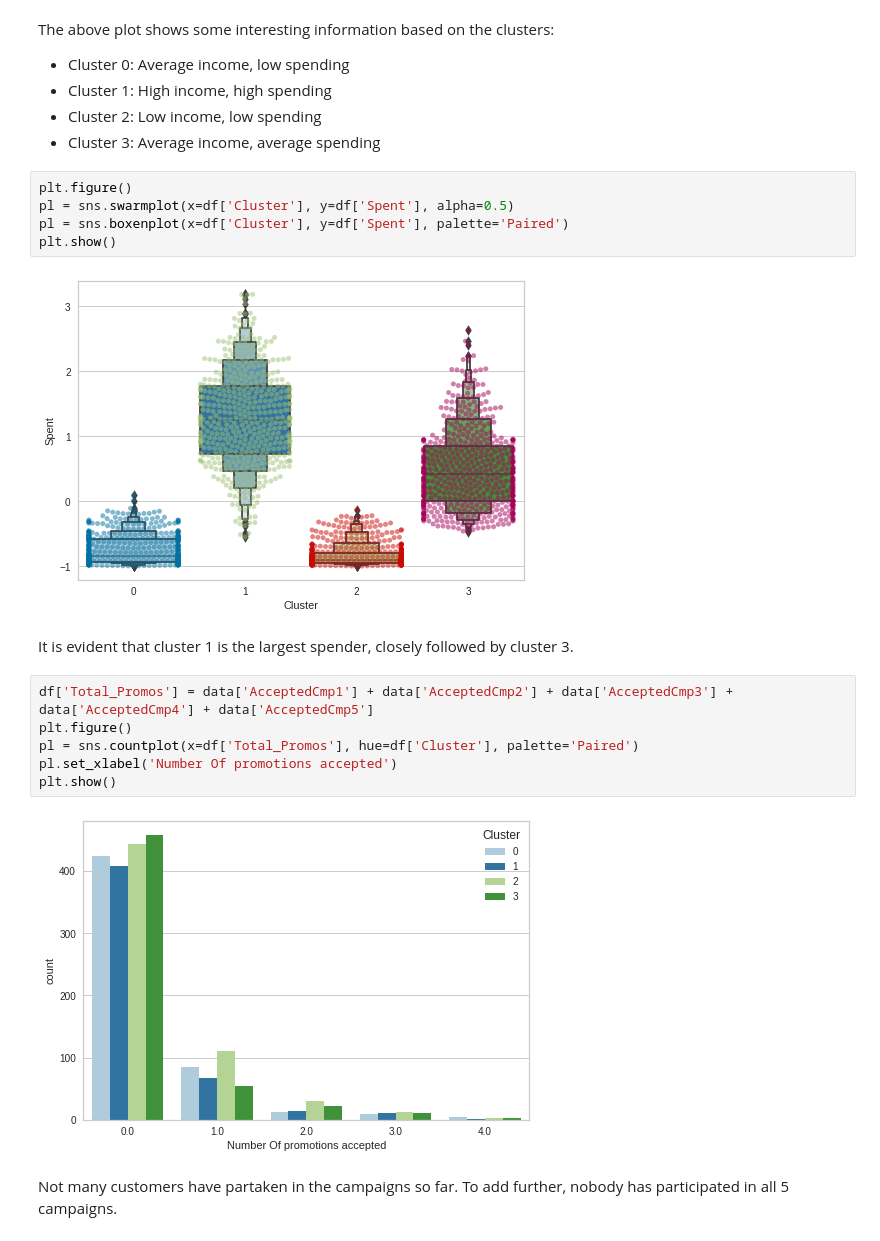
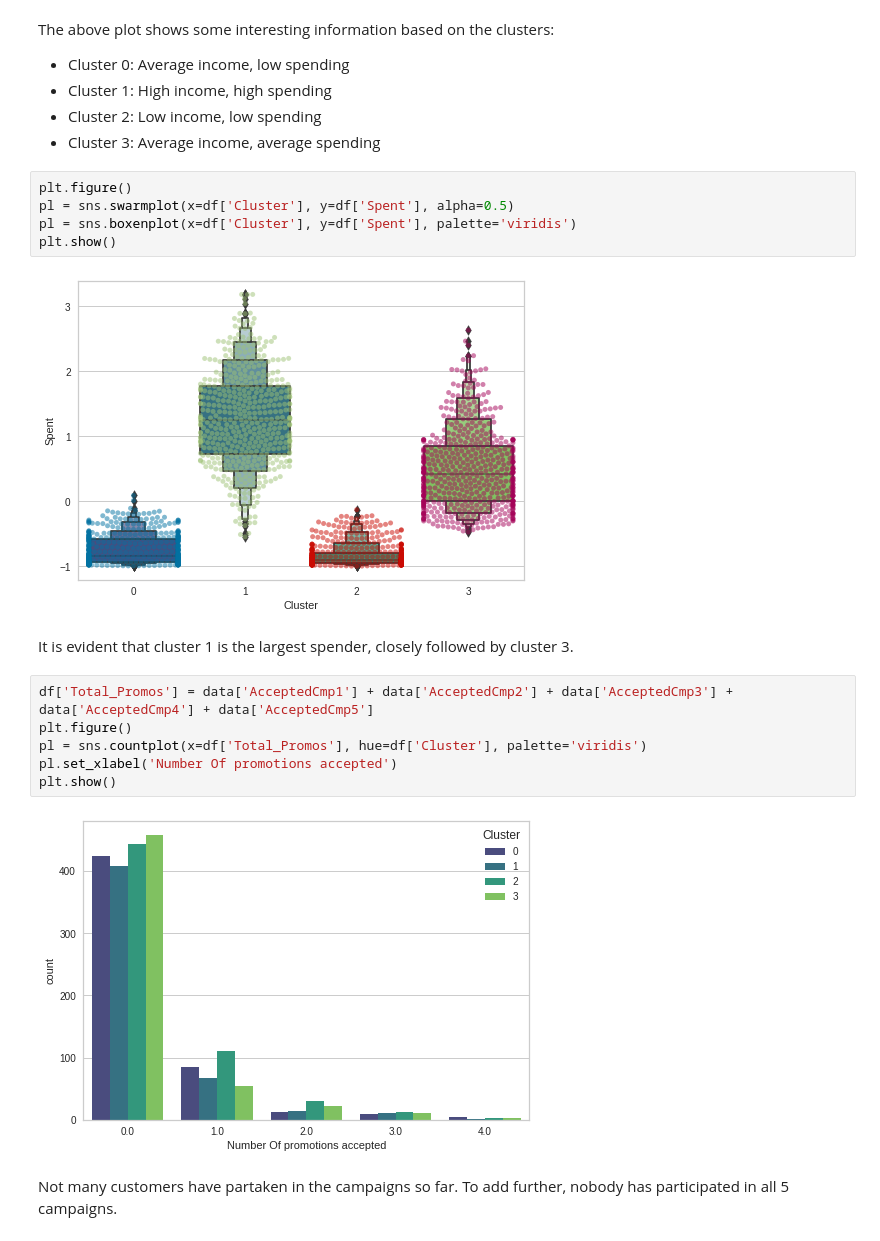
Before and after one commit to Meraj99/Customer-Profiling, a Jupyter notebook: main.ipynb, the cells around one changed output. Cells and saved outputs as stored; diff of their text form.

```diff
--- a/main.ipynb
+++ b/main.ipynb
@@ -343,20 +338,20 @@ The above plot shows some interesting information based on the clusters:
 # %%
 plt.figure()
 pl = sns.swarmplot(x=df['Cluster'], y=df['Spent'], alpha=0.5)
-pl = sns.boxenplot(x=df['Cluster'], y=df['Spent'], palette='Paired')
+pl = sns.boxenplot(x=df['Cluster'], y=df['Spent'], palette='viridis')
 plt.show()
 # %% [output]
-[figure, old version]
+[figure, new version]
 # %% [markdown]
 It is evident that cluster 1 is the largest spender, closely followed by cluster 3.
 # %%
 df['Total_Promos'] = data['AcceptedCmp1'] + data['AcceptedCmp2'] + data['AcceptedCmp3'] + data['AcceptedCmp4'] + data['AcceptedCmp5']
 plt.figure()
-pl = sns.countplot(x=df['Total_Promos'], hue=df['Cluster'], palette='Paired')
+pl = sns.countplot(x=df['Total_Promos'], hue=df['Cluster'], palette='viridis')
 pl.set_xlabel('Number Of promotions accepted')
 plt.show()
 # %% [output]
-[figure, old version]
+[figure, new version]
 # %% [markdown]
 Not many customers have partaken in the campaigns so far. To add further, nobody has participated in all 5 campaigns.
 # %%
```
Also changed, not shown: parts of 9 cells of this notebook.
